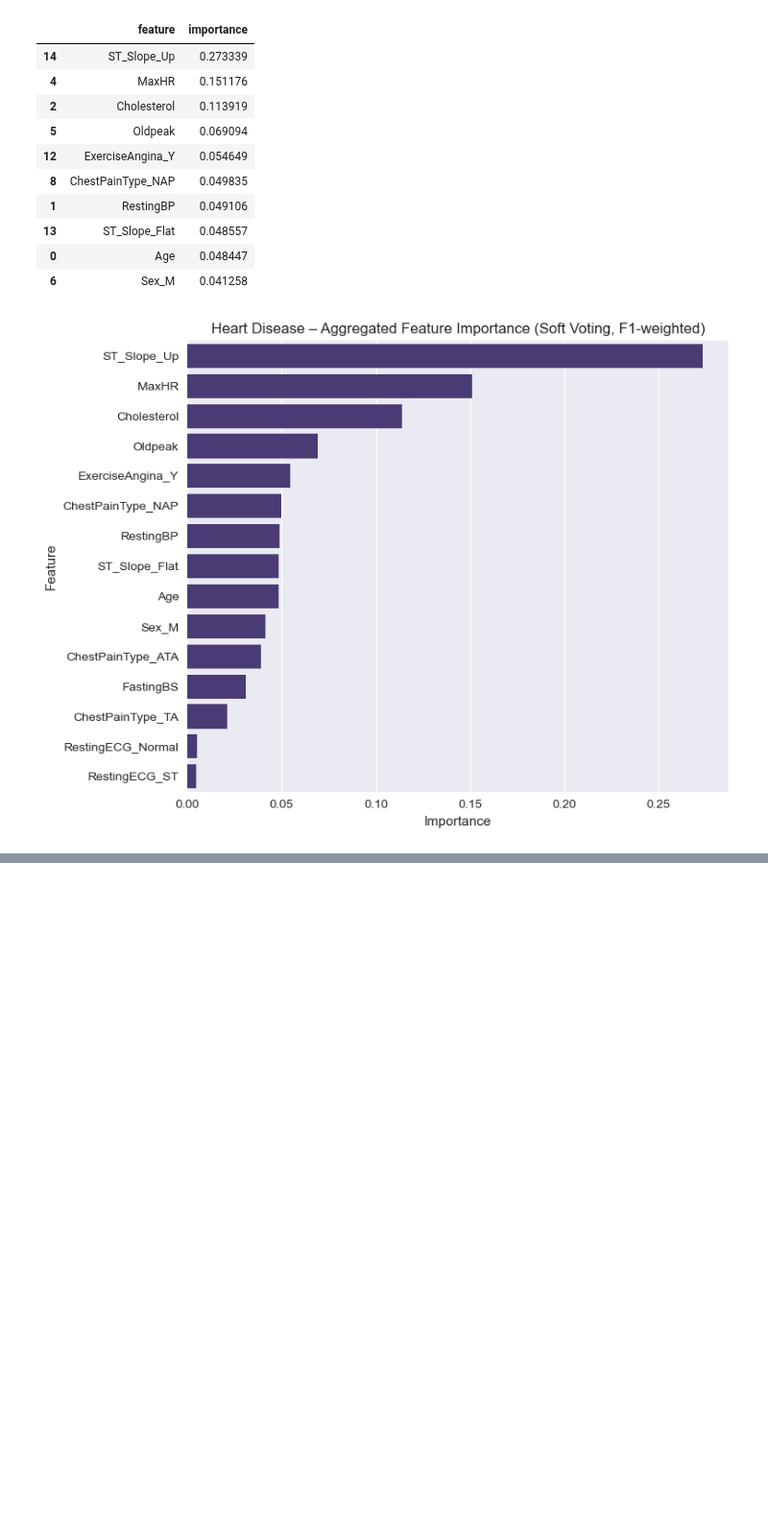
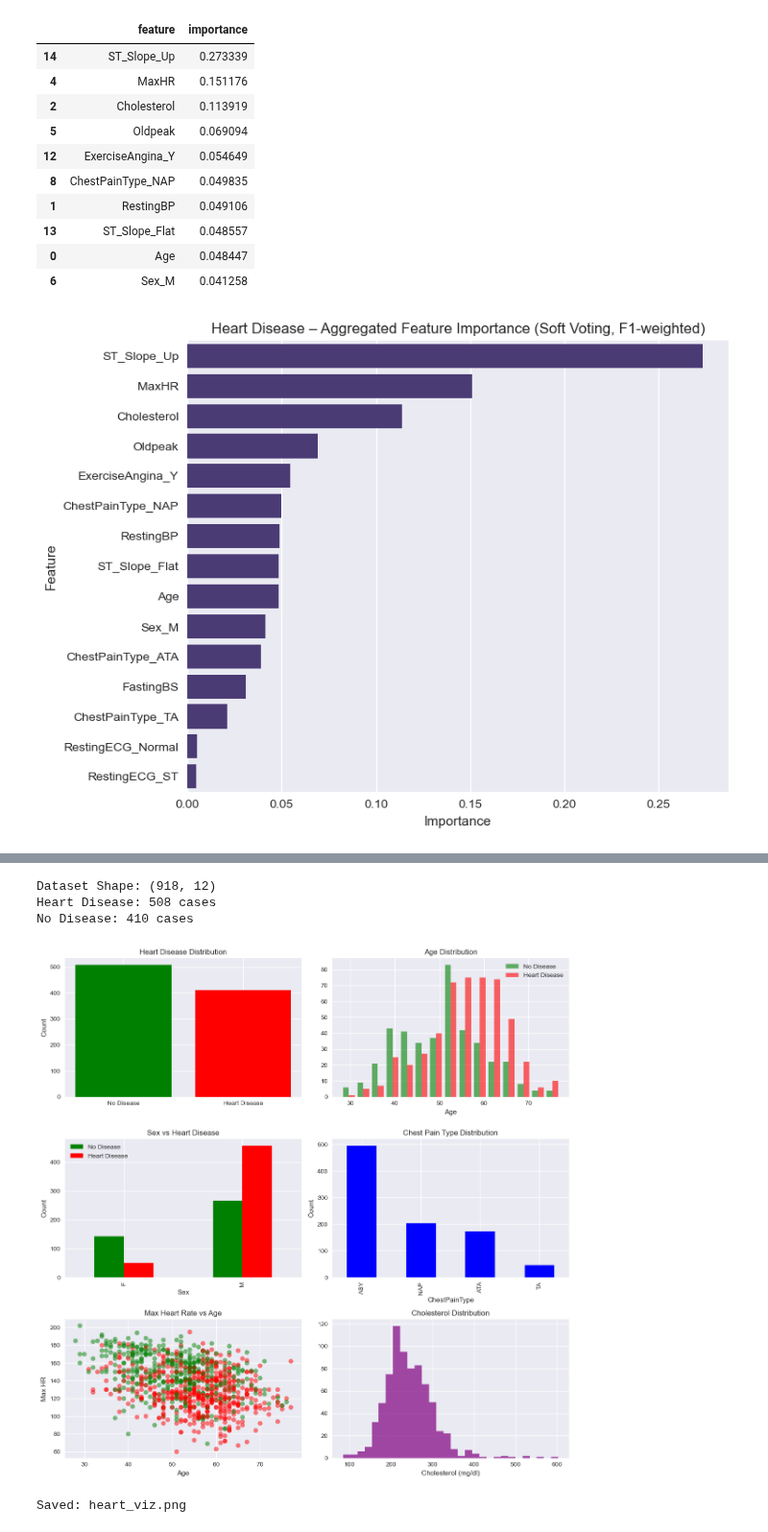
Before and after one commit to bpocode/IME565-Final-Project, a Jupyter notebook: heart.ipynb, the cells around one changed output, grey strips where cells are left out. Shown at 96% size. Drawn from its saved outputs; the diff is of its cells as text; code cells hidden in the pictures; blank space fills up the shorter version.

```diff
--- a/heart.ipynb
+++ b/heart.ipynb
@@ -325,0 +415,68 @@ with open("model_vote_heart.pickle", "wb") as f:
+# %%
+
+# Load dataset
+df = pd.read_csv('heart.csv')
+
+# Basic info
+print("Dataset Shape:", df.shape)
+print("Heart Disease:", df['HeartDisease'].sum(), "cases")
+print("No Disease:", (df['HeartDisease']==0).sum(), "cases")
+
+# Create visualizations
+fig, axes = plt.subplots(3, 2, figsize=(12, 12))
+
+# 1. Target Distribution
+ax = axes[0, 0]
+counts = df['HeartDisease'].value_counts()
+ax.bar(['No Disease', 'Heart Disease'], counts.values, color=['green', 'red'])
+ax.set_title('Heart Disease Distribution')
+ax.set_ylabel('Count')
+
+# 2. Age Distribution
+ax = axes[0, 1]
+ax.hist([df[df['HeartDisease']==0]['Age'], df[df['HeartDisease']==1]['Age']],
+        bins=15, label=['No Disease', 'Heart Disease'], color=['green', 'red'], alpha=0.6)
+ax.set_title('Age Distribution')
+ax.set_xlabel('Age')
+ax.legend()
+
+# 3. Sex vs Heart Disease
+ax = axes[1, 0]
+sex_disease = pd.crosstab(df['Sex'], df['HeartDisease'])
+sex_disease.plot(kind='bar', ax=ax, color=['green', 'red'])
+ax.set_title('Sex vs Heart Disease')
+ax.set_ylabel('Count')
+ax.legend(['No Disease', 'Heart Disease'])
+
+# 4. Chest Pain Type
+ax = axes[1, 1]
+df['ChestPainType'].value_counts().plot(kind='bar', ax=ax, color='blue')
+ax.set_title('Chest Pain Type Distribution')
+ax.set_ylabel('Count')
+
+# 5. MaxHR vs Age
+ax = axes[2, 0]
+colors = ['green' if x == 0 else 'red' for x in df['HeartDisease']]
+ax.scatter(df['Age'], df['MaxHR'], c=colors, alpha=0.5)
+ax.set_title('Max Heart Rate vs Age')
+ax.set_xlabel('Age')
+ax.set_ylabel('Max HR')
+
+# 6. Cholesterol
+ax = axes[2, 1]
+chol = df[df['Cholesterol'] > 0]['Cholesterol']
+ax.hist(chol, bins=30, color='purple', alpha=0.7)
+ax.set_title('Cholesterol Distribution')
+ax.set_xlabel('Cholesterol (mg/dl)')
+
+plt.tight_layout()
+plt.savefig('heart_viz.png', dpi=300)
+plt.show()
+
+print("Saved: heart_viz.png")
+# %% [output]
+Dataset Shape: (918, 12)
+Heart Disease: 508 cases
+No Disease: 410 cases
+[figure, added]
+Saved: heart_viz.png
```
Also changed, not shown: parts of 2 cells of this notebook, 11 other files.
